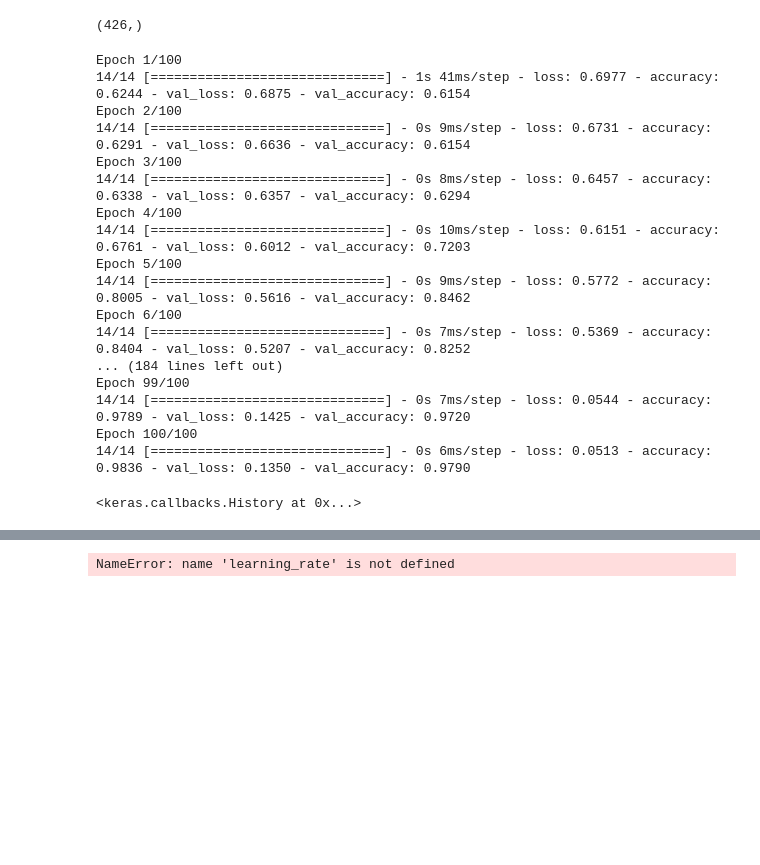
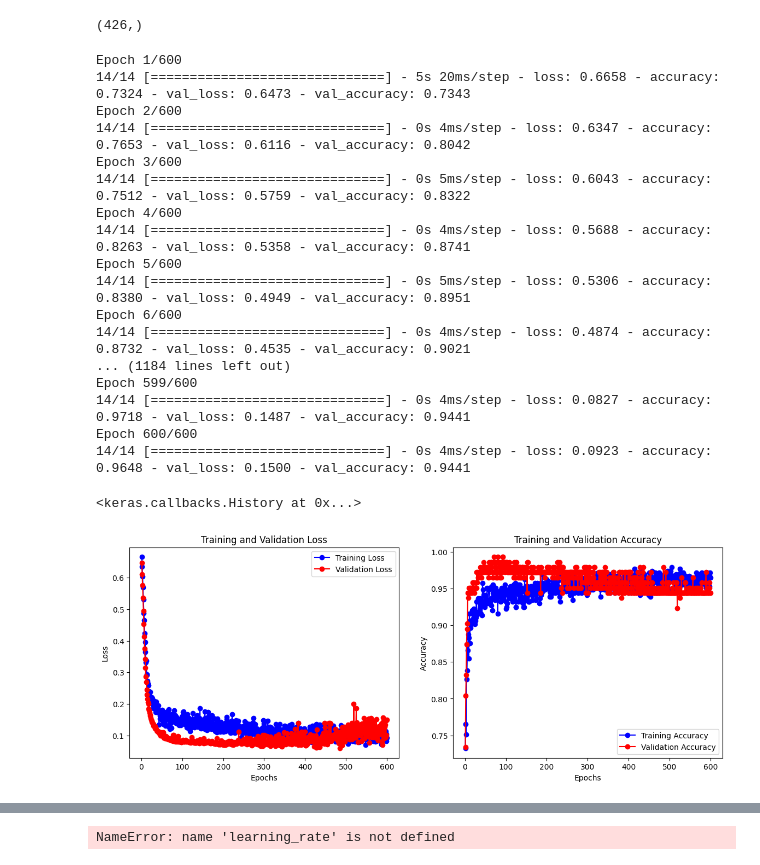
Before and after one commit to ahmadalfrehan/basic-deep-learning-implementation, a Jupyter notebook: W4A2/garbage.ipynb, the cells around one changed output, grey strips where cells are left out. Drawn from its saved outputs; the diff is of its cells as text; code cells hidden in the pictures; blank space fills up the shorter version.

```diff
--- a/W4A2/garbage.ipynb
+++ b/W4A2/garbage.ipynb
@@ -146,2 +166,27 @@ df.drop(columns=['diagnosis'],inplace=True)
+# %%
+def plot_training_validation_curves(history):
+    epochs = range(1, len(history.history['loss']) + 1)
+
+    # Plotting training and validation loss
+    plt.figure(figsize=(14, 5))
+
+    plt.subplot(1, 2, 1)
+    plt.plot(epochs, history.history['loss'], 'bo-', label='Training Loss')
+    plt.plot(epochs, history.history['val_loss'], 'ro-', label='Validation Loss')
+    plt.title('Training and Validation Loss')
+    plt.xlabel('Epochs')
+    plt.ylabel('Loss')
+    plt.legend()
+
+    # Plotting training and validation accuracy
+    plt.subplot(1, 2, 2)
+    plt.plot(epochs, history.history['accuracy'], 'bo-', label='Training Accuracy')
+    plt.plot(epochs, history.history['val_accuracy'], 'ro-', label='Validation Accuracy')
+    plt.title('Training and Validation Accuracy')
+    plt.xlabel('Epochs')
+    plt.ylabel('Accuracy')
+    plt.legend()
+
+    plt.show()
 # %%
 from tensorflow.keras.models import Sequential
@@ -155,24 +205,28 @@ model.compile(loss='binary_crossentropy',
 # %%
-model.fit(x= X_train,y= y_train,epochs=100,validation_data=(X_test, y_test))
+model.fit(x= X_train,y= y_train,epochs=600,validation_data=(X_test, y_test))
 # %% [output]
-Epoch 1/100
-14/14 [==============================] - 1s 41ms/step - loss: 0.6977 - accuracy: 0.6244 - val_loss: 0.6875 - val_accuracy: 0.6154
-Epoch 2/100
-14/14 [==============================] - 0s 9ms/step - loss: 0.6731 - accuracy: 0.6291 - val_loss: 0.6636 - val_accuracy: 0.6154
-Epoch 3/100
-14/14 [==============================] - 0s 8ms/step - loss: 0.6457 - accuracy: 0.6338 - val_loss: 0.6357 - val_accuracy: 0.6294
-Epoch 4/100
-14/14 [==============================] - 0s 10ms/step - loss: 0.6151 - accuracy: 0.6761 - val_loss: 0.6012 - val_accuracy: 0.7203
-Epoch 5/100
-14/14 [==============================] - 0s 9ms/step - loss: 0.5772 - accuracy: 0.8005 - val_loss: 0.5616 - val_accuracy: 0.8462
-Epoch 6/100
-14/14 [==============================] - 0s 7ms/step - loss: 0.5369 - accuracy: 0.8404 - val_loss: 0.5207 - val_accuracy: 0.8252
-... (184 lines left out)
-Epoch 99/100
-14/14 [==============================] - 0s 7ms/step - loss: 0.0544 - accuracy: 0.9789 - val_loss: 0.1425 - val_accuracy: 0.9720
-Epoch 100/100
-14/14 [==============================] - 0s 6ms/step - loss: 0.0513 - accuracy: 0.9836 - val_loss: 0.1350 - val_accuracy: 0.9790
+Epoch 1/600
+14/14 [==============================] - 5s 20ms/step - loss: 0.6658 - accuracy: 0.7324 - val_loss: 0.6473 - val_accuracy: 0.7343
+Epoch 2/600
+14/14 [==============================] - 0s 4ms/step - loss: 0.6347 - accuracy: 0.7653 - val_loss: 0.6116 - val_accuracy: 0.8042
+Epoch 3/600
+14/14 [==============================] - 0s 5ms/step - loss: 0.6043 - accuracy: 0.7512 - val_loss: 0.5759 - val_accuracy: 0.8322
+Epoch 4/600
+14/14 [==============================] - 0s 4ms/step - loss: 0.5688 - accuracy: 0.8263 - val_loss: 0.5358 - val_accuracy: 0.8741
+Epoch 5/600
+14/14 [==============================] - 0s 5ms/step - loss: 0.5306 - accuracy: 0.8380 - val_loss: 0.4949 - val_accuracy: 0.8951
+Epoch 6/600
+14/14 [==============================] - 0s 4ms/step - loss: 0.4874 - accuracy: 0.8732 - val_loss: 0.4535 - val_accuracy: 0.9021
+... (1184 lines left out)
+Epoch 599/600
+14/14 [==============================] - 0s 4ms/step - loss: 0.0827 - accuracy: 0.9718 - val_loss: 0.1487 - val_accuracy: 0.9441
+Epoch 600/600
+14/14 [==============================] - 0s 4ms/step - loss: 0.0923 - accuracy: 0.9648 - val_loss: 0.1500 - val_accuracy: 0.9441
 <keras.callbacks.History at 0x...>
+# %%
+plot_training_validation_curves(model.history)
+# %% [output]
+[figure, added]
 # %%
 los =  pd.DataFrame(model.history.history)
 los.plot()
```
Also changed, not shown: parts of 18 cells of this notebook, 1 other file.
